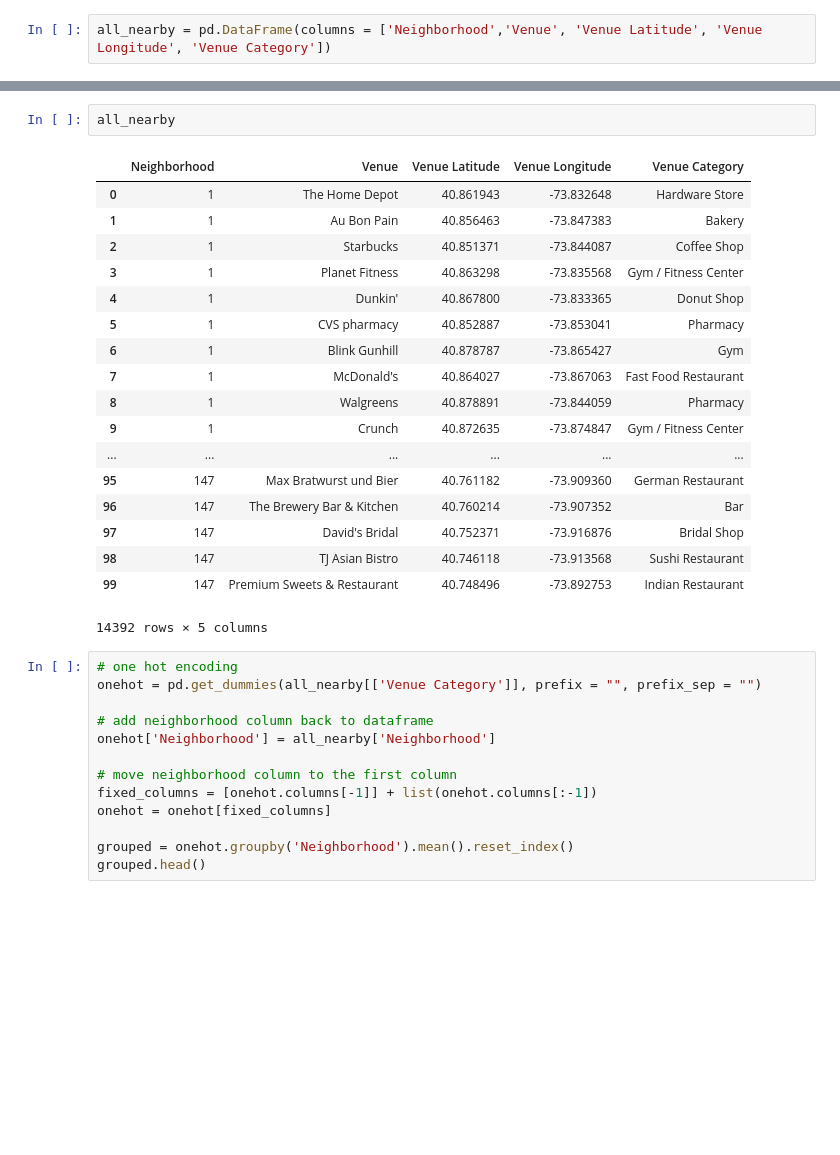
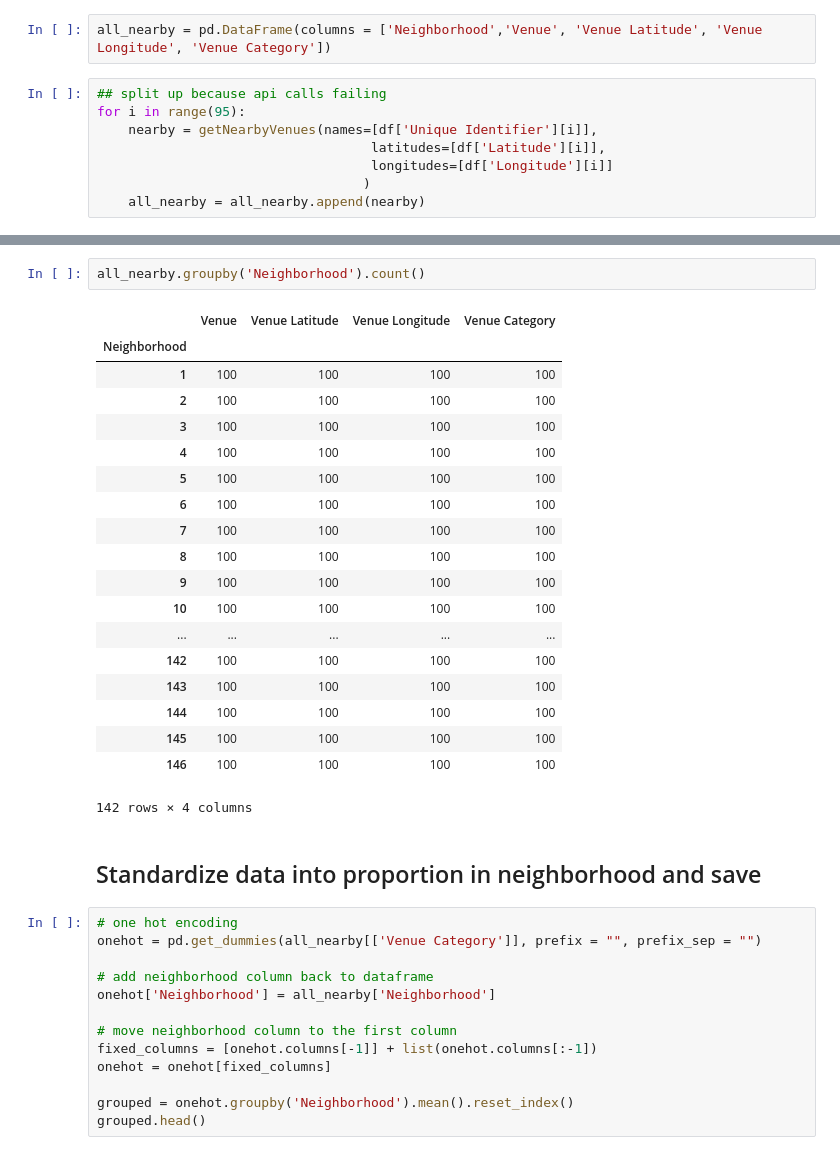
Before and after one commit to ericazhou7/neighborhood-similarity, a Jupyter notebook: NYC/2c-foursquare_features.ipynb, the cells around one changed output, grey strips where cells are left out. Cells and saved outputs as stored; diff of their text form; blank space fills up the shorter version.

```diff
--- a/NYC/2c-foursquare_features.ipynb
+++ b/NYC/2c-foursquare_features.ipynb
@@ -66,4 +59,12 @@ def getNearbyVenues(names, latitudes, longitudes, radius=500):
     return(nearby_venues)
 # %%
 all_nearby = pd.DataFrame(columns = ['Neighborhood','Venue', 'Venue Latitude', 'Venue Longitude', 'Venue Category'])
+# %%
+## split up because api calls failing
+for i in range(95):
+    nearby = getNearbyVenues(names=[df['Unique Identifier'][i]],
+                                   latitudes=[df['Latitude'][i]],
+                                   longitudes=[df['Longitude'][i]]
+                                  )
+    all_nearby = all_nearby.append(nearby)
 # %%
@@ -79,24 +77,27 @@ KeyError: 147
-# %%
-all_nearby
-# %% [output]
-|  | Neighborhood | Venue | Venue Latitude | Venue Longitude | Venue Category |
-| 0 | 1 | The Home Depot | 40.861943 | -73.832648 | Hardware Store |
-| 1 | 1 | Au Bon Pain | 40.856463 | -73.847383 | Bakery |
-| 2 | 1 | Starbucks | 40.851371 | -73.844087 | Coffee Shop |
-| 3 | 1 | Planet Fitness | 40.863298 | -73.835568 | Gym / Fitness Center |
-| 4 | 1 | Dunkin' | 40.867800 | -73.833365 | Donut Shop |
-| 5 | 1 | CVS pharmacy | 40.852887 | -73.853041 | Pharmacy |
-| 6 | 1 | Blink Gunhill | 40.878787 | -73.865427 | Gym |
-| 7 | 1 | McDonald's | 40.864027 | -73.867063 | Fast Food Restaurant |
-| 8 | 1 | Walgreens | 40.878891 | -73.844059 | Pharmacy |
-| 9 | 1 | Crunch | 40.872635 | -73.874847 | Gym / Fitness Center |
-| ... | ... | ... | ... | ... | ... |
-| 95 | 147 | Max Bratwurst und Bier | 40.761182 | -73.909360 | German Restaurant |
-| 96 | 147 | The Brewery Bar & Kitchen | 40.760214 | -73.907352 | Bar |
-| 97 | 147 | David's Bridal | 40.752371 | -73.916876 | Bridal Shop |
-| 98 | 147 | TJ Asian Bistro | 40.746118 | -73.913568 | Sushi Restaurant |
-| 99 | 147 | Premium Sweets & Restaurant | 40.748496 | -73.892753 | Indian Restaurant |
-14392 rows × 5 columns
+# %%
+all_nearby.groupby('Neighborhood').count()
+# %% [output]
+|  | Venue | Venue Latitude | Venue Longitude | Venue Category |
+| Neighborhood |  |  |  |  |
+| 1 | 100 | 100 | 100 | 100 |
+| 2 | 100 | 100 | 100 | 100 |
+| 3 | 100 | 100 | 100 | 100 |
+| 4 | 100 | 100 | 100 | 100 |
+| 5 | 100 | 100 | 100 | 100 |
+| 6 | 100 | 100 | 100 | 100 |
+| 7 | 100 | 100 | 100 | 100 |
+| 8 | 100 | 100 | 100 | 100 |
+| 9 | 100 | 100 | 100 | 100 |
+| 10 | 100 | 100 | 100 | 100 |
+| ... | ... | ... | ... | ... |
+| 142 | 100 | 100 | 100 | 100 |
+| 143 | 100 | 100 | 100 | 100 |
+| 144 | 100 | 100 | 100 | 100 |
+| 145 | 100 | 100 | 100 | 100 |
+| 146 | 100 | 100 | 100 | 100 |
+142 rows × 4 columns
+# %% [markdown]
+## Standardize data into proportion in neighborhood and save
 # %%
 # one hot encoding
 onehot = pd.get_dummies(all_nearby[['Venue Category']], prefix = "", prefix_sep = "")
```
Also changed, not shown: parts of 15 cells of this notebook, 4 other files.
